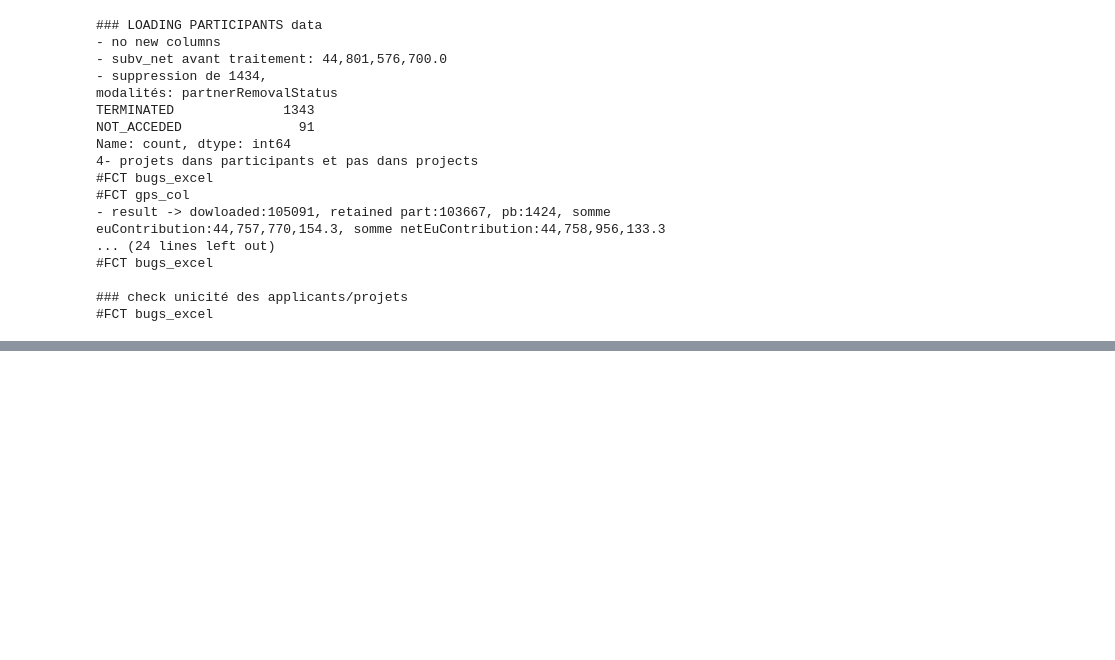
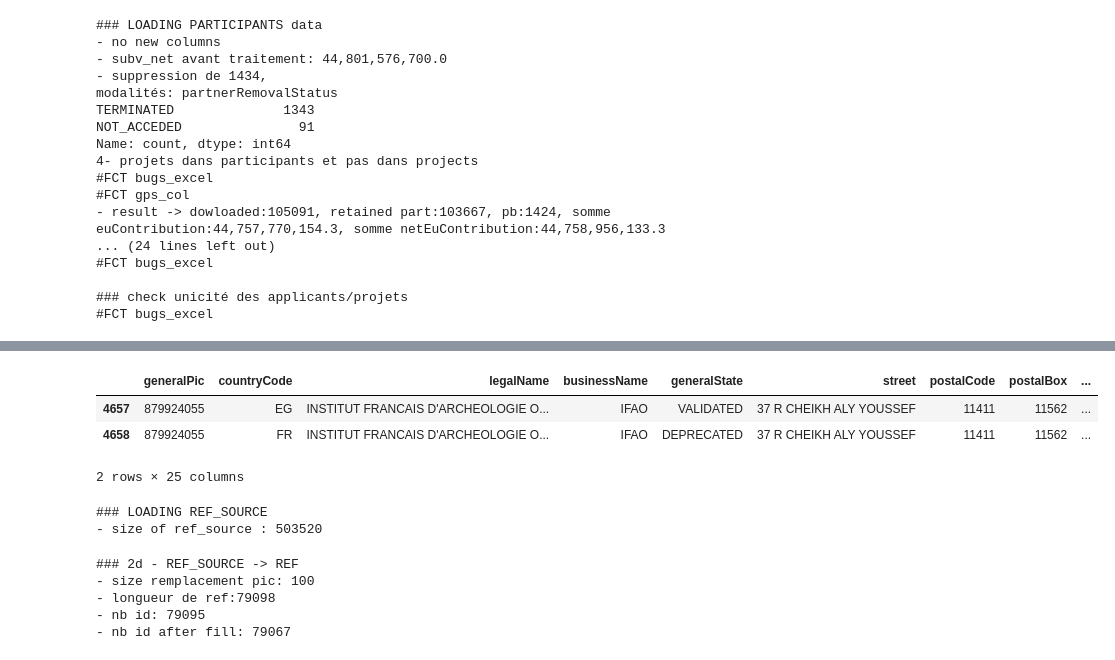
Before and after one commit to dataesr/pcri, a Jupyter notebook: test.ipynb, the cells around one changed output, grey strips where cells are left out. Saved outputs shown, nothing was run; the diff lists cells and outputs as text; code cells hidden in the pictures; blank space fills up the shorter version.

```diff
--- a/test.ipynb
+++ b/test.ipynb
@@ -325,0 +445,61 @@ Name: count, dtype: int64
+# %%
+entities_info[entities_info.generalPic=='879924055']
+# %% [output]
+|  | generalPic | countryCode | legalName | businessName | generalState | street | postalCode | postalBox | ... |
+| 4657 | 879924055 | EG | INSTITUT FRANCAIS D'ARCHEOLOGIE O... | IFAO | VALIDATED | 37 R CHEIKH ALY YOUSSEF | 11411 | 11562 | ... |
+| 4658 | 879924055 | FR | INSTITUT FRANCAIS D'ARCHEOLOGIE O... | IFAO | DEPRECATED | 37 R CHEIKH ALY YOUSSEF | 11411 | 11562 | ... |
+2 rows × 25 columns
+# %%
+import pandas as pd, numpy as np
+from config_path import PATH_REF
+del ref_source
+def ref_source_load(sheet_load: str):
+    print("\n### LOADING REF_SOURCE")
+    if 'ref_source' not in globals():
+        ref_source = pd.read_excel(f"{PATH_REF}_id_pic_entities.xlsx", dtype=object, keep_default_na=False, sheet_name = sheet_load)
+        ref_source.mask(ref_source=='', inplace=True)
+        print(f"- size of ref_source : {len(ref_source)}")
+        return ref_source
+    else:
+        print('- ref_source already load')
+        pass
+
+ref_source = ref_source_load('ref')
+# %% [output]
+### LOADING REF_SOURCE
+- size of ref_source : 503520
+# %%
+def ref_source_2d_select(ref_source, FP_SELECT:str):
+    print("### 2d - REF_SOURCE -> REF")
+
+    #table correspondance old_pic to new
+    genPic_to_new = ref_source.loc[~ref_source.pic_new.isnull(), ['generalPic', 'pic_new', 'country_code_mapping']]
+    print(f"- size remplacement pic: {len(genPic_to_new)}")
+
+    ref = ref_source.loc[(ref_source.FP.str.contains(FP_SELECT)) & ((~ref_source.ZONAGE.isnull())|(~ref_source.id.isnull())|(~ref_source.id_secondaire.isnull())),['generalPic', 'id', 'id_secondaire', 'country_code_mapping', 'ZONAGE']].drop_duplicates()
+    print(f"- longueur de ref:{len(ref)}")
+
+    ref['nb'] = ref.groupby(['generalPic', 'country_code_mapping'], dropna=False)['id'].transform('nunique')
+    if len(ref[ref.nb>1]):
+        print(f"1 - doublon generalPic+countryCode\n{ref[ref.nb>1][['generalPic', 'country_code_mapping']].drop_duplicates()}")
+    print(f"- nb id: {ref.loc[~ref.id.isnull(), 'nb'].sum()}")
+
+    ref.sort_values(['id','country_code_mapping'], inplace=True)
+    ref['id'] = ref.groupby(['generalPic', 'country_code_mapping'])['id'].ffill()
+
+    ref['nb'] = ref.groupby(['generalPic', 'country_code_mapping'], dropna=False)['id'].transform('nunique')
+    if len(ref[ref.nb>1]):
+        print(f"2- doublon generalPic+country_code_mapping\n{ref[ref.nb>1][['generalPic', 'country_code_mapping']].drop_duplicates()}")
+    print(f"- nb id after fill: {ref[~ref.id.isnull()].nb.sum()}")
+
+    ref.loc[ref.id=='0', 'id'] = np.nan
+
+    return ref.drop(columns='nb'), genPic_to_new
+
+ref, genPic_to_new = ref_source_2d_select(ref_source, 'HE')
+# %% [output]
+### 2d - REF_SOURCE -> REF
+- size remplacement pic: 100
+- longueur de ref:79098
+- nb id: 79095
+- nb id after fill: 79067
```
Also changed, not shown: parts of 17 cells of this notebook, 14 other files.
